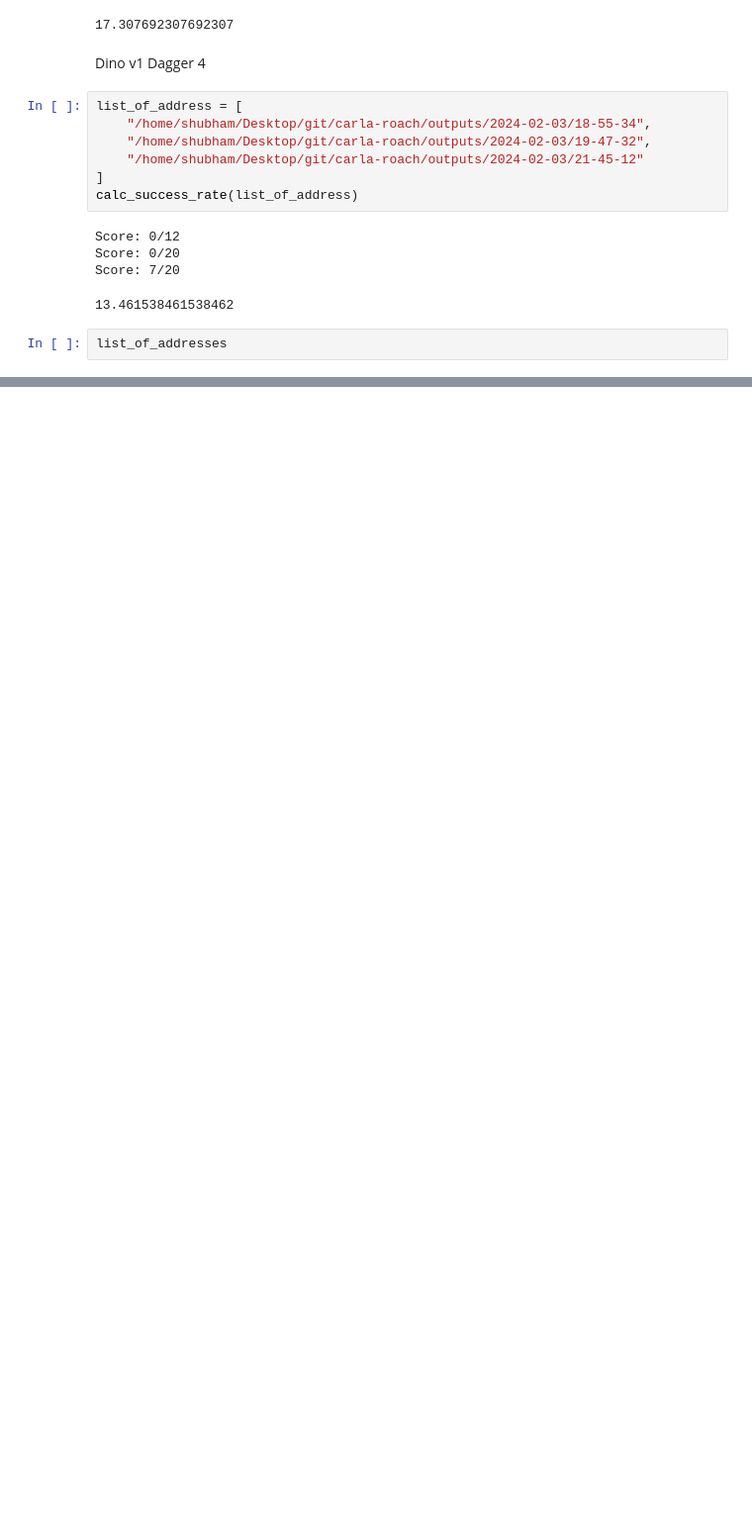
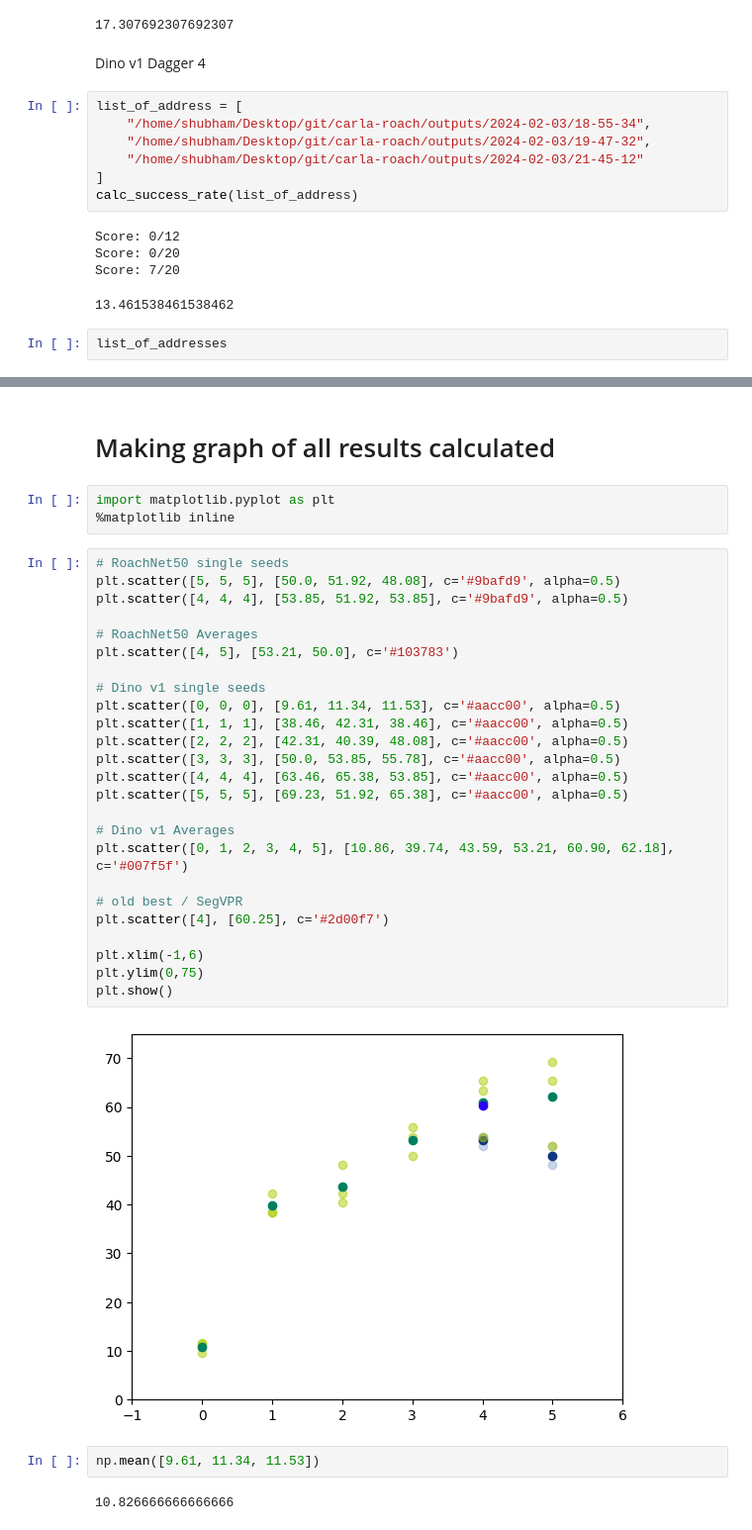
Before and after one commit to Shubhamcl/carla-roach, a Jupyter notebook: route_completion_scores.ipynb, the cells around one changed output, grey strips where cells are left out. Shown at 99% size. Drawn from its saved outputs; the diff is of its cells as text; blank space fills up the shorter version.

```diff
--- a/route_completion_scores.ipynb
+++ b/route_completion_scores.ipynb
@@ -2322,0 +2932,36 @@ list_of_addresses
+# %% [markdown]
+# Making graph of all results calculated
+# %%
+import matplotlib.pyplot as plt
+%matplotlib inline
+# %%
+# RoachNet50 single seeds
+plt.scatter([5, 5, 5], [50.0, 51.92, 48.08], c='#9bafd9', alpha=0.5)
+plt.scatter([4, 4, 4], [53.85, 51.92, 53.85], c='#9bafd9', alpha=0.5)
+
+# RoachNet50 Averages
+plt.scatter([4, 5], [53.21, 50.0], c='#103783')
+
+# Dino v1 single seeds
+plt.scatter([0, 0, 0], [9.61, 11.34, 11.53], c='#aacc00', alpha=0.5)
+plt.scatter([1, 1, 1], [38.46, 42.31, 38.46], c='#aacc00', alpha=0.5)
+plt.scatter([2, 2, 2], [42.31, 40.39, 48.08], c='#aacc00', alpha=0.5)
+plt.scatter([3, 3, 3], [50.0, 53.85, 55.78], c='#aacc00', alpha=0.5)
+plt.scatter([4, 4, 4], [63.46, 65.38, 53.85], c='#aacc00', alpha=0.5)
+plt.scatter([5, 5, 5], [69.23, 51.92, 65.38], c='#aacc00', alpha=0.5)
+
+# Dino v1 Averages
+plt.scatter([0, 1, 2, 3, 4, 5], [10.86, 39.74, 43.59, 53.21, 60.90, 62.18], c='#007f5f')
+
+# old best / SegVPR
+plt.scatter([4], [60.25], c='#2d00f7')
+
+plt.xlim(-1,6)
+plt.ylim(0,75)
+plt.show()
+# %% [output]
+[figure, added]
+# %%
+np.mean([9.61, 11.34, 11.53])
+# %% [output]
+10.826666666666666
```
Also changed, not shown: parts of 84 cells of this notebook.
